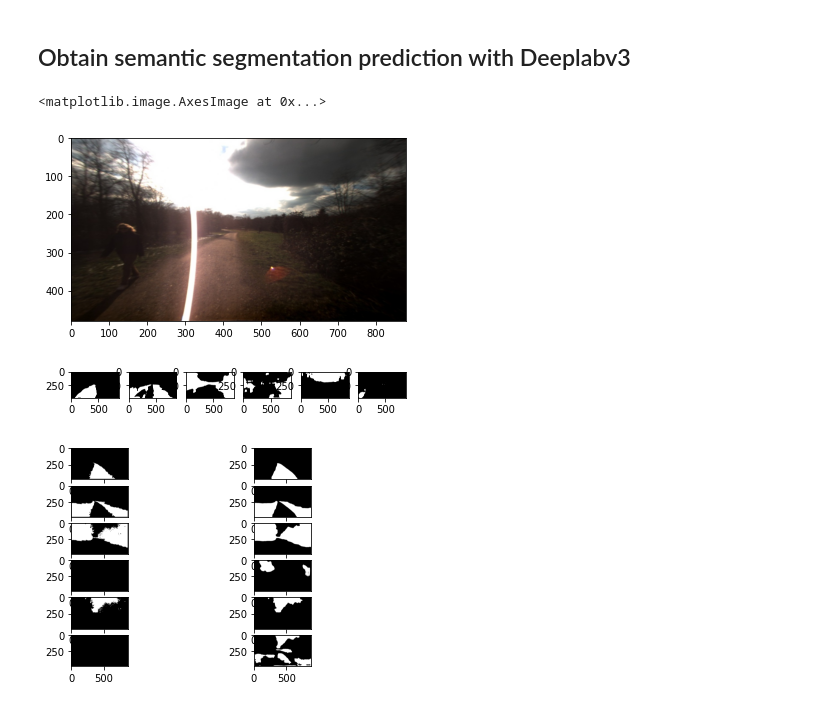
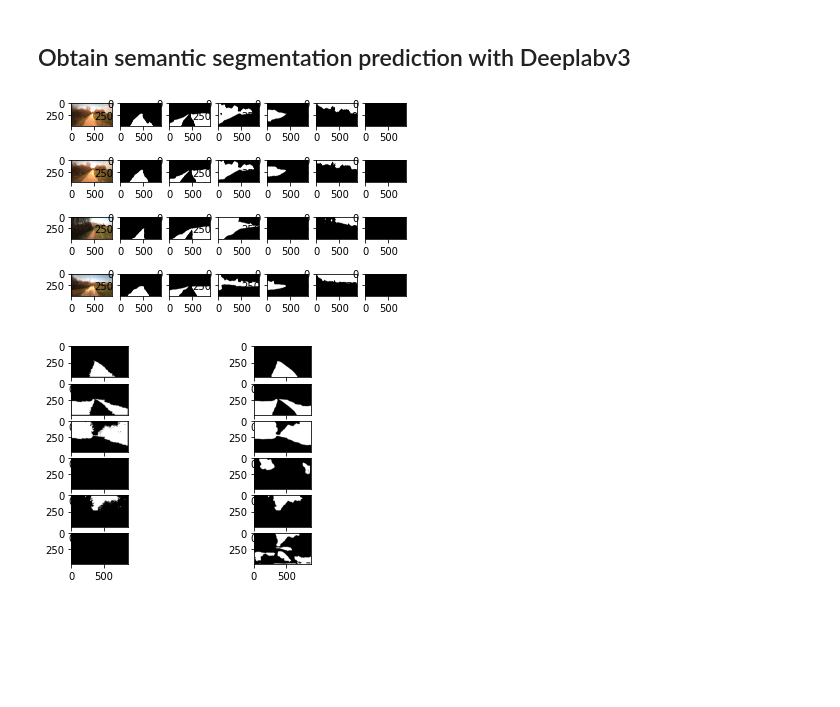
Before and after one commit to Andrewwango/vegetation-segmentation, a Jupyter notebook: vegetation-segmentation/analysis.ipynb, the cells around one changed output. Cells and saved outputs as stored; diff of their text form; code cells hidden in the pictures; blank space fills up the shorter version.

```diff
--- a/vegetation-segmentation/analysis.ipynb
+++ b/vegetation-segmentation/analysis.ipynb
@@ -15,5 +17,5 @@ df.plot(x='epoch',figsize=(15,8))
 # %% [markdown]
 ## Load dataset and sample images
 # %%
-batch_size=1
+batch_size=4
 # %%
@@ -34,26 +36,23 @@ deeplabv3_model.eval()
 _=1
 # %%
 with torch.no_grad():
-    val_mask_pred = deeplabv3_model(val_img)['out']
+    #val_mask_pred = deeplabv3_model(val_img)['out']
     test_mask_pred = deeplabv3_model(test_img)['out']
 # %%
-val_img = dn(val_img)[0].transpose(1,2,0)
-val_mask = dn(val_mask)[0]
-val_mask_pred = dn(val_mask_pred)[0]
+#val_img = dn(val_img)[0].transpose(1,2,0)
+#val_mask = dn(val_mask)[0]
+#val_mask_pred = dn(val_mask_pred)[0]
 
-test_img = dn(test_img)[0].transpose(1,2,0)
-test_mask_pred = dn(test_mask_pred)[0]
+test_img = dn(test_img)
+test_mask_pred = nut(dn(test_mask_pred))
-# %%
-plt.imshow(test_img)
-# %% [output]
-<matplotlib.image.AxesImage at 0x...>
-[figure, removed]
 # %%
-fig,axs=plt.subplots(1,6)
-for i in range(6):
-    axs[i].imshow(nut(test_mask_pred[i]), cmap='gray')
+fig,axs=plt.subplots(batch_size,7)
+for i in range(batch_size):
+    axs[i,0].imshow(c2e(test_img[i]), cmap='gray')
+    for j in range(1, 7):
+        axs[i,j].imshow(test_mask_pred[i,j-1], cmap='gray')
 # %% [output]
-[figure, old version]
+[figure, new version]
 # %%
 fig,axs=plt.subplots(6,2)
 for i in range(6):
```
Also changed, not shown: parts of 13 cells of this notebook, 9 other files.
